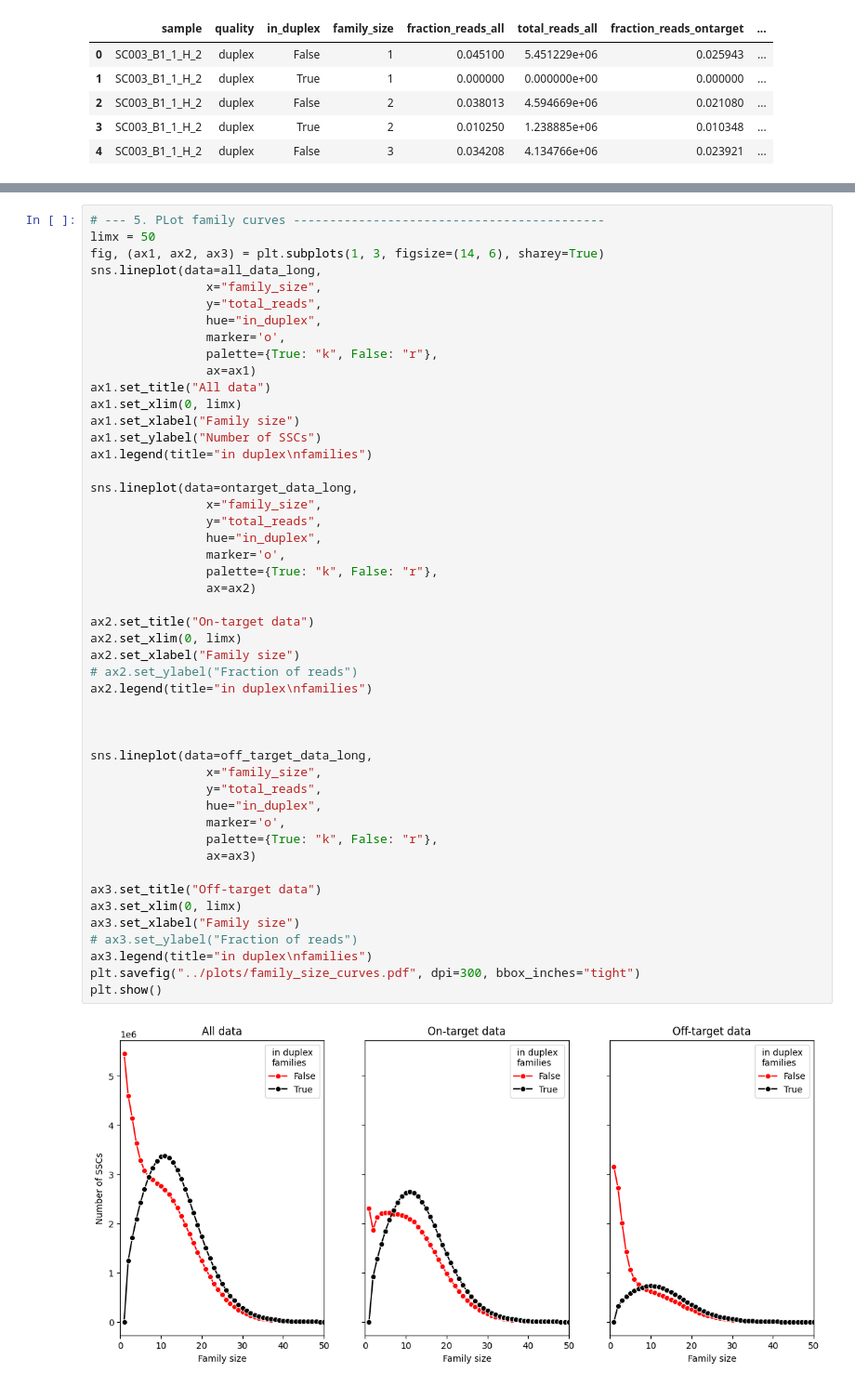
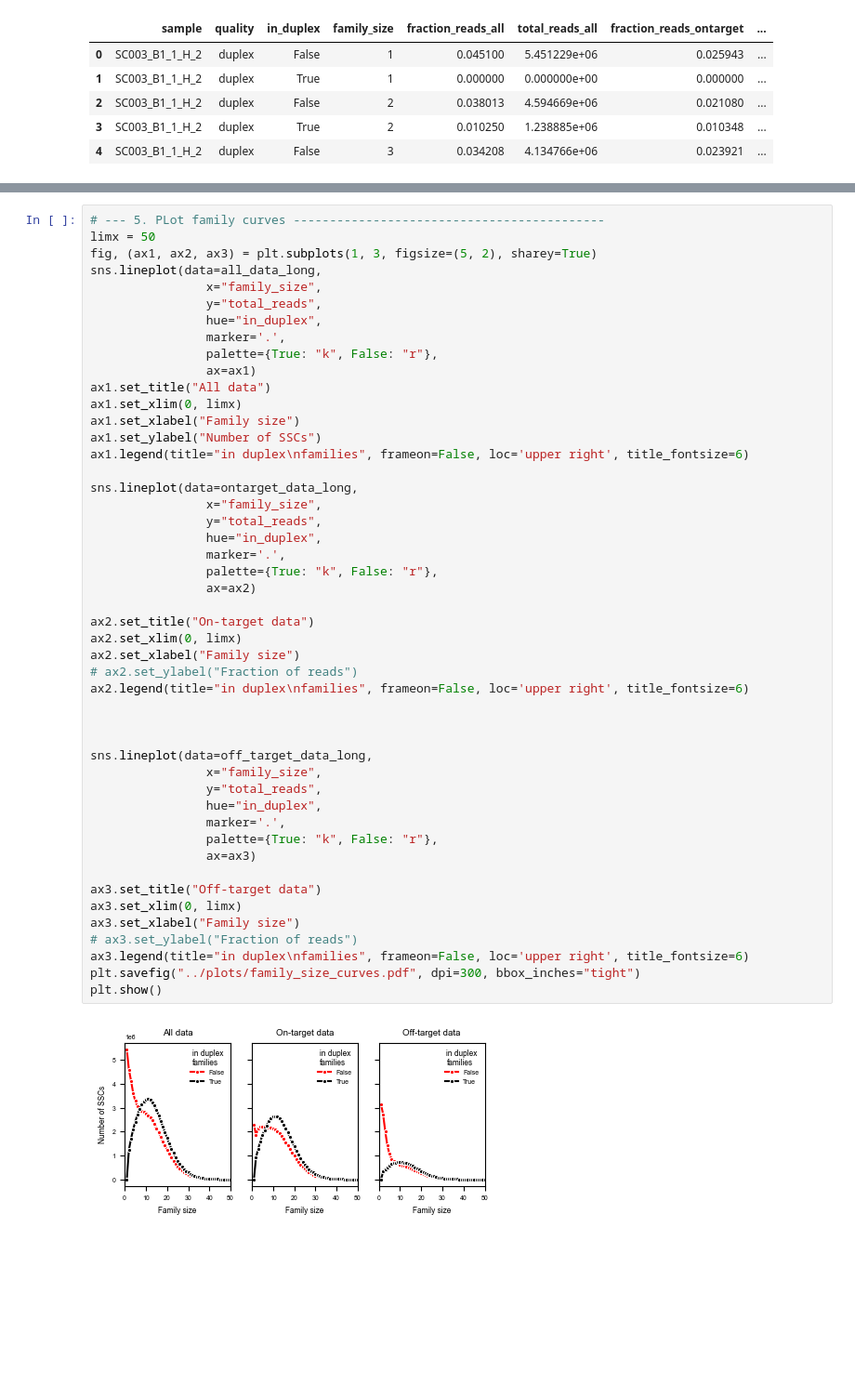
Before and after one commit to bbglab/DeepClone_protocol, a Jupyter notebook: extended/extended8/scripts/family_curves.ipynb, the cells around one changed output, grey strips where cells are left out. Shown at 93% size. Cells and saved outputs as stored; diff of their text form; blank space fills up the shorter version.

Commit message:
update family curves

```diff
--- a/extended/extended8/scripts/family_curves.ipynb
+++ b/extended/extended8/scripts/family_curves.ipynb
@@ -300,50 +303,50 @@ ax3.legend(title="in duplex\nfamilies")
 # %%
 # --- 5. PLot family curves -------------------------------------------
 limx = 50
-fig, (ax1, ax2, ax3) = plt.subplots(1, 3, figsize=(14, 6), sharey=True)
+fig, (ax1, ax2, ax3) = plt.subplots(1, 3, figsize=(5, 2), sharey=True)
 sns.lineplot(data=all_data_long,
                 x="family_size",
                 y="total_reads",
                 hue="in_duplex",
-                marker='o',
+                marker='.',
                 palette={True: "k", False: "r"},
                 ax=ax1)
 ax1.set_title("All data")
 ax1.set_xlim(0, limx)
 ax1.set_xlabel("Family size")
 ax1.set_ylabel("Number of SSCs")
-ax1.legend(title="in duplex\nfamilies")
+ax1.legend(title="in duplex\nfamilies", frameon=False, loc='upper right', title_fontsize=6)
 
 sns.lineplot(data=ontarget_data_long,
                 x="family_size",
                 y="total_reads",
                 hue="in_duplex",
-                marker='o',
+                marker='.',
                 palette={True: "k", False: "r"},
                 ax=ax2)
 
 ax2.set_title("On-target data")
 ax2.set_xlim(0, limx)
 ax2.set_xlabel("Family size")
 # ax2.set_ylabel("Fraction of reads")
-ax2.legend(title="in duplex\nfamilies")
+ax2.legend(title="in duplex\nfamilies", frameon=False, loc='upper right', title_fontsize=6)
 
 
 
 sns.lineplot(data=off_target_data_long,
                 x="family_size",
                 y="total_reads",
                 hue="in_duplex",
-                marker='o',
+                marker='.',
                 palette={True: "k", False: "r"},
                 ax=ax3)
 
 ax3.set_title("Off-target data")
 ax3.set_xlim(0, limx)
 ax3.set_xlabel("Family size")
 # ax3.set_ylabel("Fraction of reads")
-ax3.legend(title="in duplex\nfamilies")
+ax3.legend(title="in duplex\nfamilies", frameon=False, loc='upper right', title_fontsize=6)
 plt.savefig("../plots/family_size_curves.pdf", dpi=300, bbox_inches="tight")
 plt.show()
 # %% [output]
-[figure, old version]
+[figure, new version]
```
Also changed, not shown: parts of 4 cells of this notebook, 1 other file.
